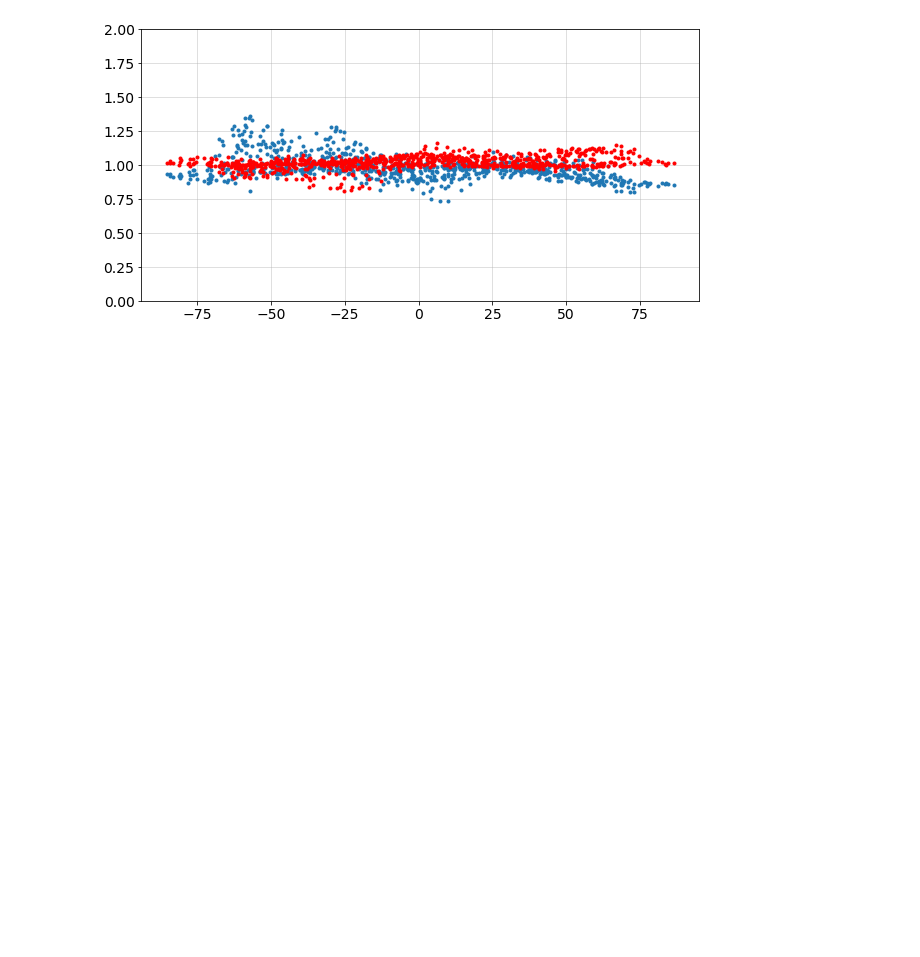
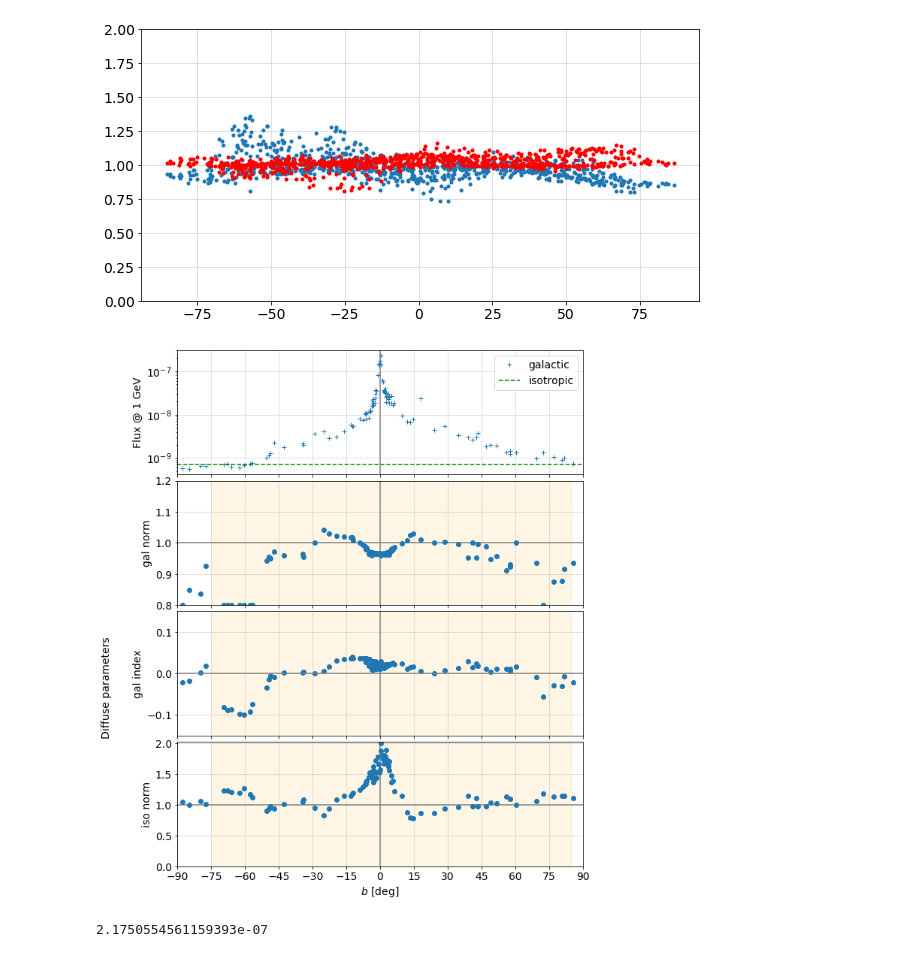
Before and after one commit to tburnett/Fermi-LAT, a Jupyter notebook: diffuse/notebooks/psc_study.ipynb, the cells around one changed output. Cells and saved outputs as stored; diff of their text form; code cells hidden in the pictures; blank space fills up the shorter version.

```diff
--- a/diffuse/notebooks/psc_study.ipynb
+++ b/diffuse/notebooks/psc_study.ipynb
@@ -84,3 +81,17 @@ doit('4FGL-DR2-UW')
 doit('3FGL')
 # %% [output]
 [figure]
+# %%
+t = psc_study.DiffuseMaps(self.dm['4FGL-DR2'].df, self.gflux, self.isoflux)
+t2 =
+# %%
+t.stripe();
+# %% [output]
+[figure, added]
+# %%
+def diffuse_flux(self, skydir, energy)->'flux':
+    return self.gflux(skydir, energy) + self.isoflux(energy)
+sd = SkyDir.gal(0,0);
+diffuse_flux(t, sd, 1000)
+# %% [output]
+2.1750554561159393e-07
```
Also changed, not shown: parts of 7 cells of this notebook, 2 other files.
